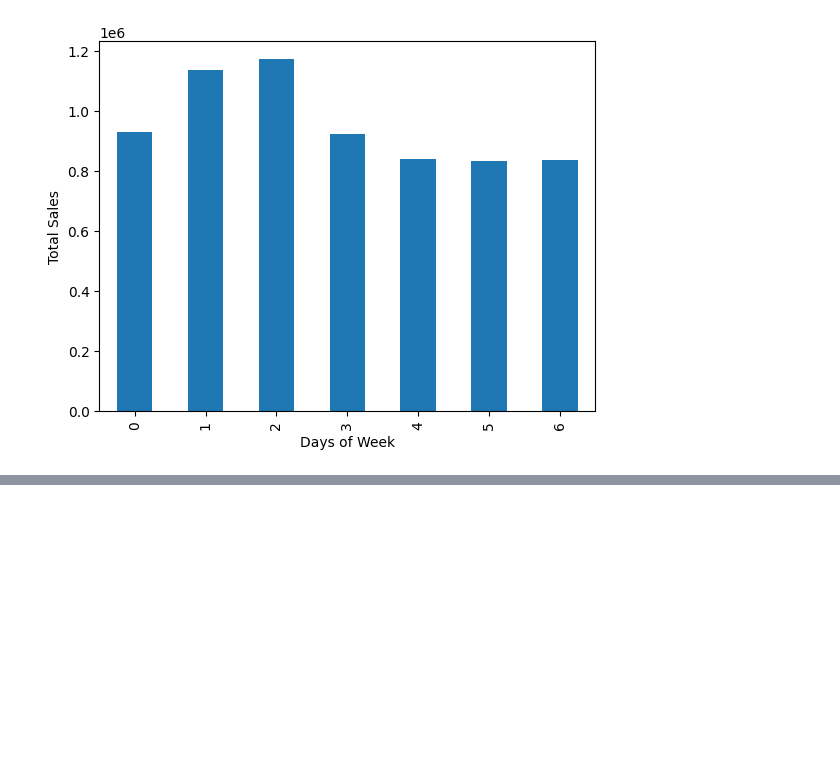
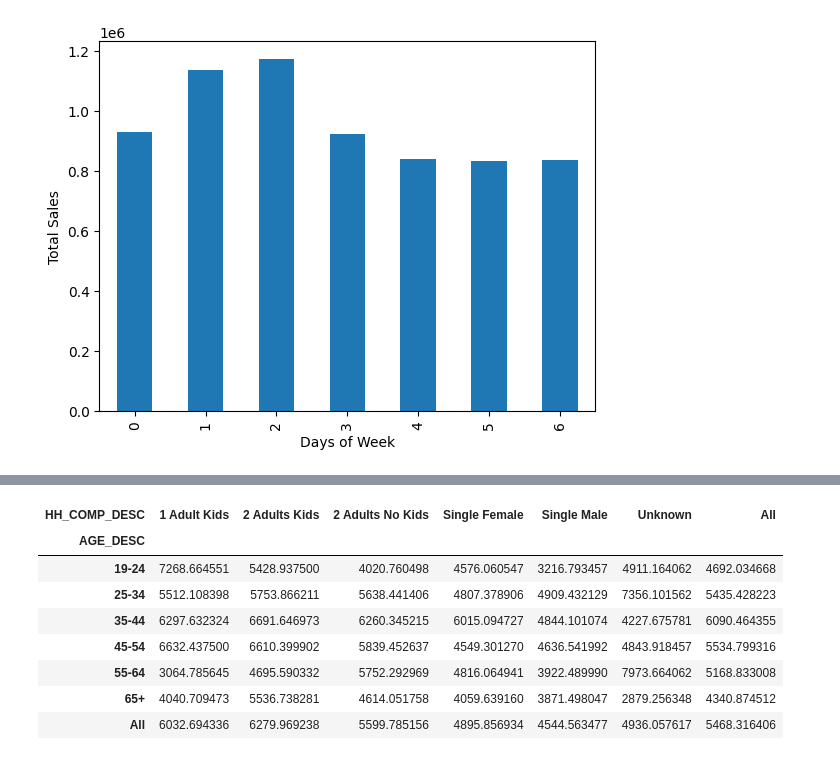
Before and after one commit to Mayar9/Mega_Market, a Jupyter notebook: Acquisition_target_data.ipynb, the cells around one changed output, grey strips where cells are left out. Cells and saved outputs as stored; diff of their text form; code cells hidden in the pictures; blank space fills up the shorter version.

```diff
--- a/Acquisition_target_data.ipynb
+++ b/Acquisition_target_data.ipynb
@@ -658,0 +798,13 @@ transactions_df.groupby([transactions_df['date'].dt.day_of_week]).agg({'SALES_VA
+# %%
+'''create a pivot table of the mean household sales by `AGE_DESC` and `HH_COMP_DESC`. Which of our demographics have the highest average sales?'''
+transactions_demograph.pivot_table(index='AGE_DESC', columns='HH_COMP_DESC', values='SALES_VALUE', aggfunc='mean',margins=True, observed=True).style.background_gradient(cmap='RdYlGn', axis=None)
+# %% [output]
+| HH_COMP_DESC | 1 Adult Kids | 2 Adults Kids | 2 Adults No Kids | Single Female | Single Male | Unknown | All |
+| AGE_DESC |  |  |  |  |  |  |  |
+| 19-24 | 7268.664551 | 5428.937500 | 4020.760498 | 4576.060547 | 3216.793457 | 4911.164062 | 4692.034668 |
+| 25-34 | 5512.108398 | 5753.866211 | 5638.441406 | 4807.378906 | 4909.432129 | 7356.101562 | 5435.428223 |
+| 35-44 | 6297.632324 | 6691.646973 | 6260.345215 | 6015.094727 | 4844.101074 | 4227.675781 | 6090.464355 |
+| 45-54 | 6632.437500 | 6610.399902 | 5839.452637 | 4549.301270 | 4636.541992 | 4843.918457 | 5534.799316 |
+| 55-64 | 3064.785645 | 4695.590332 | 5752.292969 | 4816.064941 | 3922.489990 | 7973.664062 | 5168.833008 |
+| 65+ | 4040.709473 | 5536.738281 | 4614.051758 | 4059.639160 | 3871.498047 | 2879.256348 | 4340.874512 |
+| All | 6032.694336 | 6279.969238 | 5599.785156 | 4895.856934 | 4544.563477 | 4936.057617 | 5468.316406 |
```
Also changed, not shown: parts of 14 cells of this notebook.
